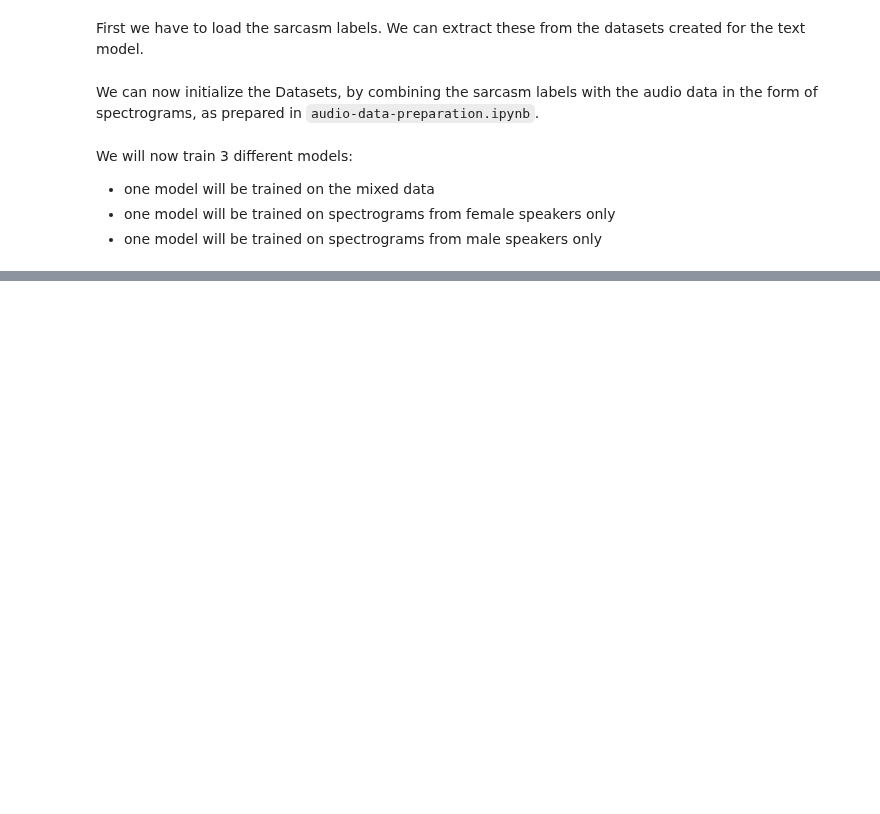
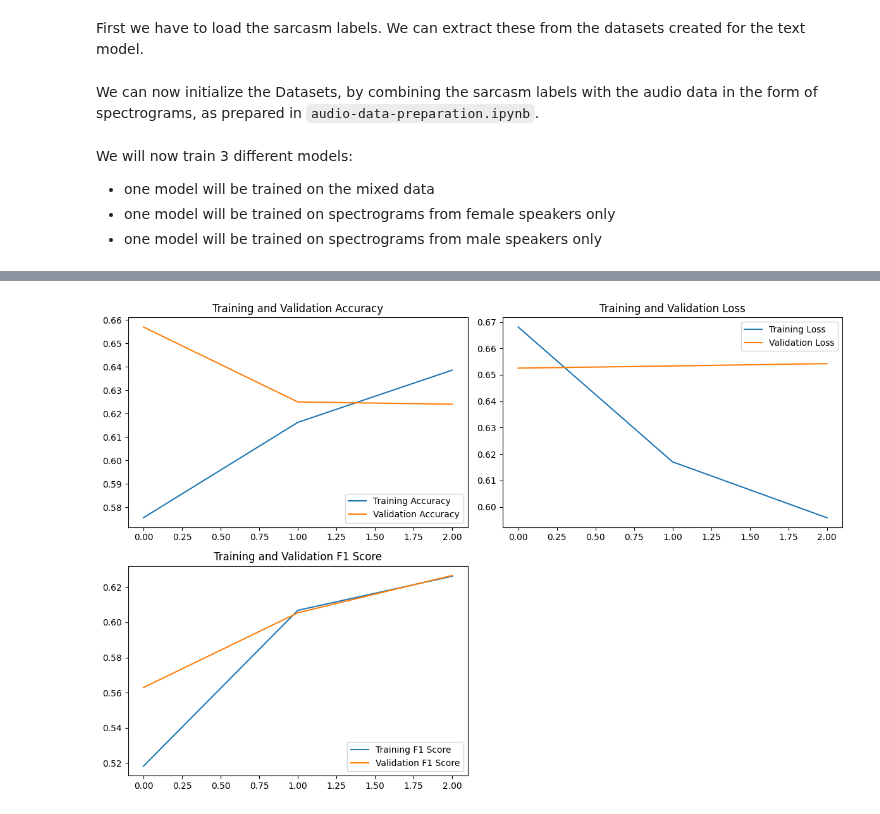
Before and after one commit to sinarollin/Inclusiveness-in-Sarcasm-Detection, a Jupyter notebook: audio-model-training.ipynb, the cells around one changed output, grey strips where cells are left out. Cells and saved outputs as stored; diff of their text form; code cells hidden in the pictures; blank space fills up the shorter version.

```diff
--- a/audio-model-training.ipynb
+++ b/audio-model-training.ipynb
@@ -85,7 +84,7 @@ device = torch.device("cpu")
 
 # Set hyperparameters
 learning_rate = 0.00001
-num_epochs = 29
+num_epochs = 3
 batch_size = 32
 weight_decay = 0.1
 dropout_prob = 0.2
@@ -123,7 +122,8 @@ train_acc_metric = SparseCategoricalAccuracy()
 val_acc_metric = SparseCategoricalAccuracy()
 
 train_accs, val_accs, train_losses, val_losses, train_f1s, val_f1s = train_cycle(mixed_model, optimizer, loss_fn, train_acc_metric, val_acc_metric, train_dataloader, test_dataloader, epochs=num_epochs)
-plot_metrics(train_accs, val_accs, train_losses, val_losses, train_f1s, val_f1s)
+name = 'plot1.png'
+plot_metrics(train_accs, val_accs, train_losses, val_losses, train_f1s, val_f1s, plot_name=name)
 
 # Save the model weights
 mixed_model.save('models/mixed_model_audio.h5')
@@ -149,3 +149,4 @@ KeyboardInterrupt:
+[figure, added]
 # %%
 # FEMALE MODEL
 
```
Also changed, not shown: parts of 2 cells of this notebook, 6 other files.
